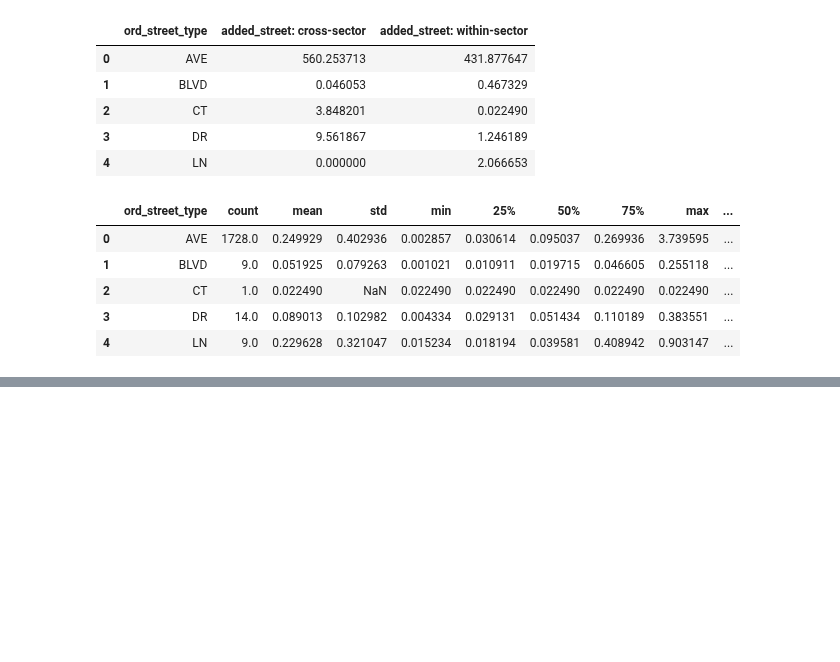
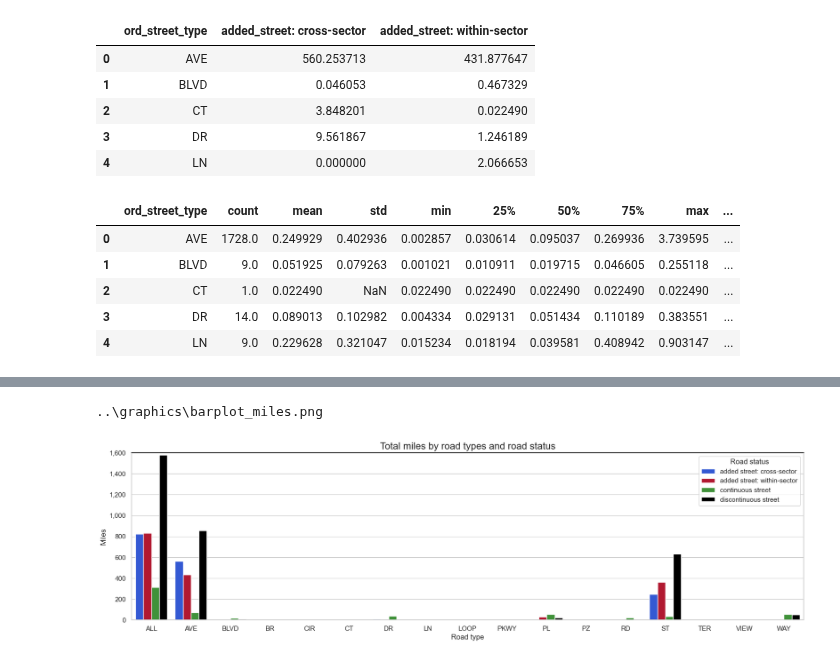
Before and after one commit to mike-babb/seattle_streets, a Jupyter notebook: code/step_05_prepare_graphs_and_stats.ipynb, the cells around one changed output, grey strips where cells are left out. Cells and saved outputs as stored; diff of their text form; code cells hidden in the pictures; blank space fills up the shorter version.

```diff
--- a/code/step_05_prepare_graphs_and_stats.ipynb
+++ b/code/step_05_prepare_graphs_and_stats.ipynb
@@ -879,6 +887,6 @@ ds_df.head()
 # %%
 w_ds_df = ds_df.loc[ds_df['street_status'] == 2, :]
-for ir, row in ds_df.iterrows():
+for ir, row in w_ds_df.iterrows():
     # let's make a graphic showing the distances
     sns.set_theme(style = "whitegrid")
     f, ax = plt.subplots(figsize = (20, 5))
@@ -895,7 +903,8 @@ for ir, row in ds_df.iterrows():
         xlim_max = 0
     ax.set_xlim(-3.2, xlim_max)
 
-    temp_gdf = wms_gdf.loc[wms_gdf['ord_street_type'] == ost, :]
+    temp_gdf = wms_gdf.loc[(wms_gdf['ord_street_type'] == ost) &
+                           (wms_gdf['street_status'] == 2), :]
     my_plot = sns.histplot(data = temp_gdf, x = 'dist_miles_log',
                           color='#ca0020', bins = 100)
 
@@ -932,7 +941,6 @@ for ir, row in ds_df.iterrows():
     my_plot.set_xticks(ticks = x_ticks)
     my_plot.set_xticklabels(labels = x_tick_label_text, rotation=0)
 
-
     output_file_name = '..\\graphics\\histogram_ws_{}.png'.format(row['ord_street_type'])
     output_file_name = os.path.normpath(output_file_name)
     print(output_file_name)
@@ -961,6 +962,6 @@ for ir, row in ds_df.iterrows():
 # %%
 w_ds_df = ds_df.loc[ds_df['street_status'] == 3, :]
-for ir, row in ds_df.iterrows():
+for ir, row in w_ds_df.iterrows():
     # let's make a graphic showing the distances
     sns.set_theme(style = "whitegrid")
     f, ax = plt.subplots(figsize = (20, 5))
@@ -969,17 +970,19 @@ for ir, row in ds_df.iterrows():
     ax.spines['top'].set_edgecolor(color = 'black')
 
     x_max = row['max']
+    print(x_max)
     ost = row['ord_street_type']
 
     if x_max > 1:
-        xlim_max = .75
+        xlim_max = 1.2
     else:
         xlim_max = 0
     ax.set_xlim(-3.2, xlim_max)
 
-    temp_gdf = wms_gdf.loc[wms_gdf['ord_street_type'] == ost, :]
+    temp_gdf = wms_gdf.loc[(wms_gdf['ord_street_type'] == ost) &
+                           (wms_gdf['street_status'] == 3), :]
     my_plot = sns.histplot(data = temp_gdf, x = 'dist_miles_log',
-                          color='#ca0020', bins = 100)
+                          color='#1a4bed', bins = 100)
 
     # total added streets
     n_added = temp_gdf.shape[0]
@@ -1003,8 +1006,8 @@ for ir, row in ds_df.iterrows():
     plt.ylabel(ylabel = "Number of added road segments")
 
     if x_max > 1:
-        x_tick_labels = [50 / 5280, 100 / 5280, 300 / 5280, .1, .25, .5, 1, 2, 3]
-        x_tick_label_text = ['50 ft', '100 ft', '300 ft',  '1/10 mi', '1/4 mi', '1/2 mi', '1 mi', '2 mi', '3 mi']
+        x_tick_labels = [50 / 5280, 100 / 5280, 300 / 5280, .1, .25, .5, 1, 3, 5, 10]
+        x_tick_label_text = ['50 ft', '100 ft', '300 ft',  '1/10 mi', '1/4 mi', '1/2 mi', '1 mi', '3 mi', '5 mi', '10 mi']
     else:
         x_tick_labels = [50 / 5280, 100 / 5280, 300 / 5280, .1, .25, .5, 1]
         x_tick_label_text = ['50 ft', '100 ft', '300 ft',  '1/10 mi', '1/4 mi', '1/2 mi', '1 mi']
@@ -1069,31 +1083,35 @@ ax.set_ylim(0, 1600)
 
 # these are the same green, black, and red colors used in qGIS.
 my_color_palette = {'continuous street': '#33a02c',
 'discontinuous street': '#000000',
-'added street': '#ca0020'}
+'added street: within-sector': '#ca0020',
+'added street: cross-sector': '#1a4bed'}
 
 my_plot = sns.barplot(data = ds_st_df, x = 'ord_street_type', y = 'n_miles',
                       hue = 'street_status_desc', palette=my_color_palette)
 
 # set the top part of the plot frame - the spine - to black
 ax.spines['top'].set_edgecolor(color = 'black')
 
 y_ticks = list(range(0, 1601, 200))
 y_tick_labels_formatted = ['{:,}'.format(ytl) for ytl in y_ticks]
 
 my_plot.set_yticks(ticks = y_ticks)
 my_plot.set_yticklabels(labels = y_tick_labels_formatted, rotation=0)
 
 my_title = "Total miles by road types and road status"
 
 plt.title(label = my_title, fontsize = 16)
 plt.xlabel(xlabel = 'Road type')
 plt.ylabel(ylabel = "Miles")
 
 plt.legend(title='Road status')
 
 output_file_name = '..\\graphics\\barplot_miles.png'
 output_file_name = os.path.normpath(output_file_name)
 print(output_file_name)
 my_plot.get_figure().savefig(fname = output_file_name)
 plt.show()
+# %% [output]
+..\graphics\barplot_miles.png
+[figure, added]
```
Also changed, not shown: parts of 12 cells of this notebook, 21 other files.
